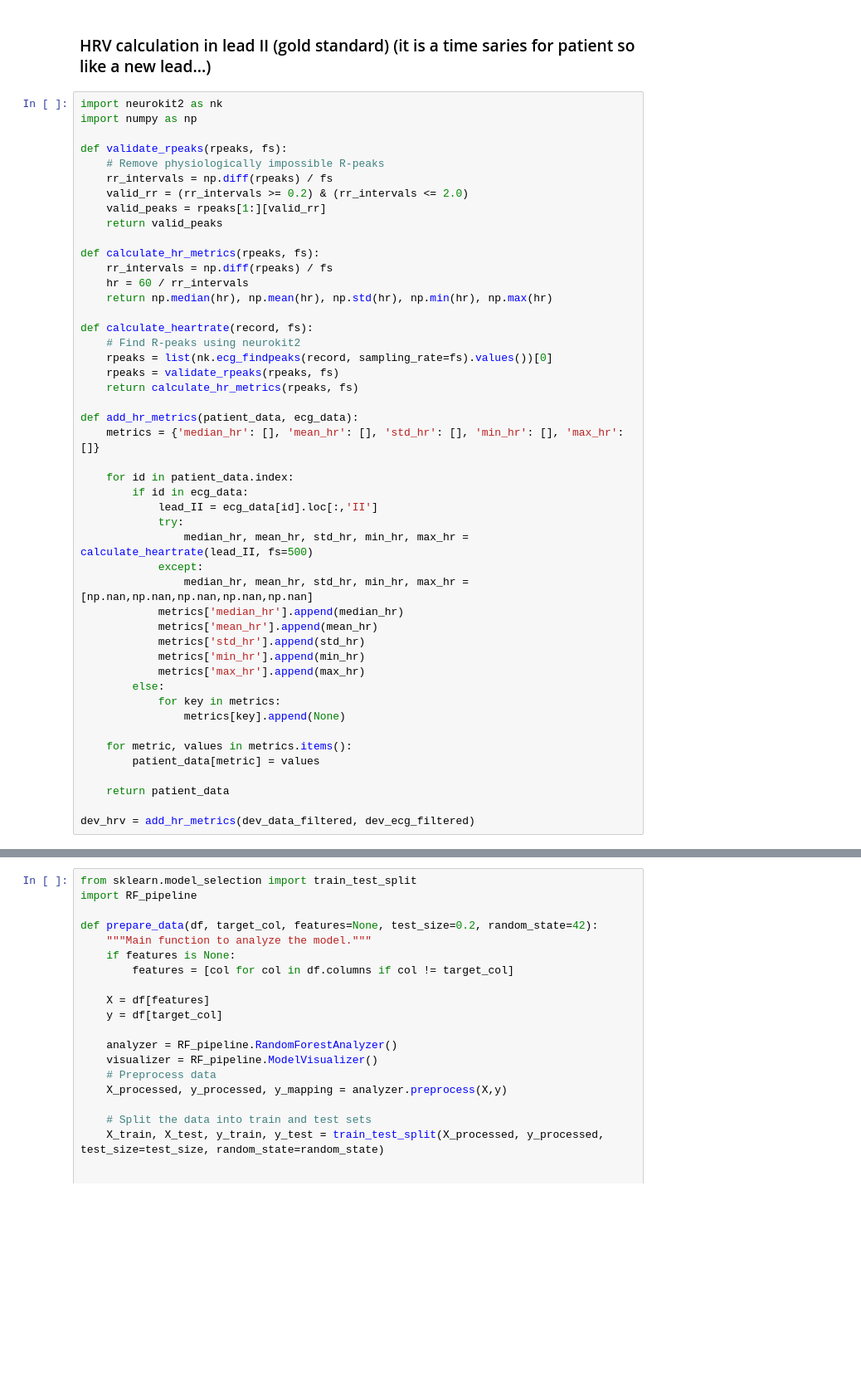
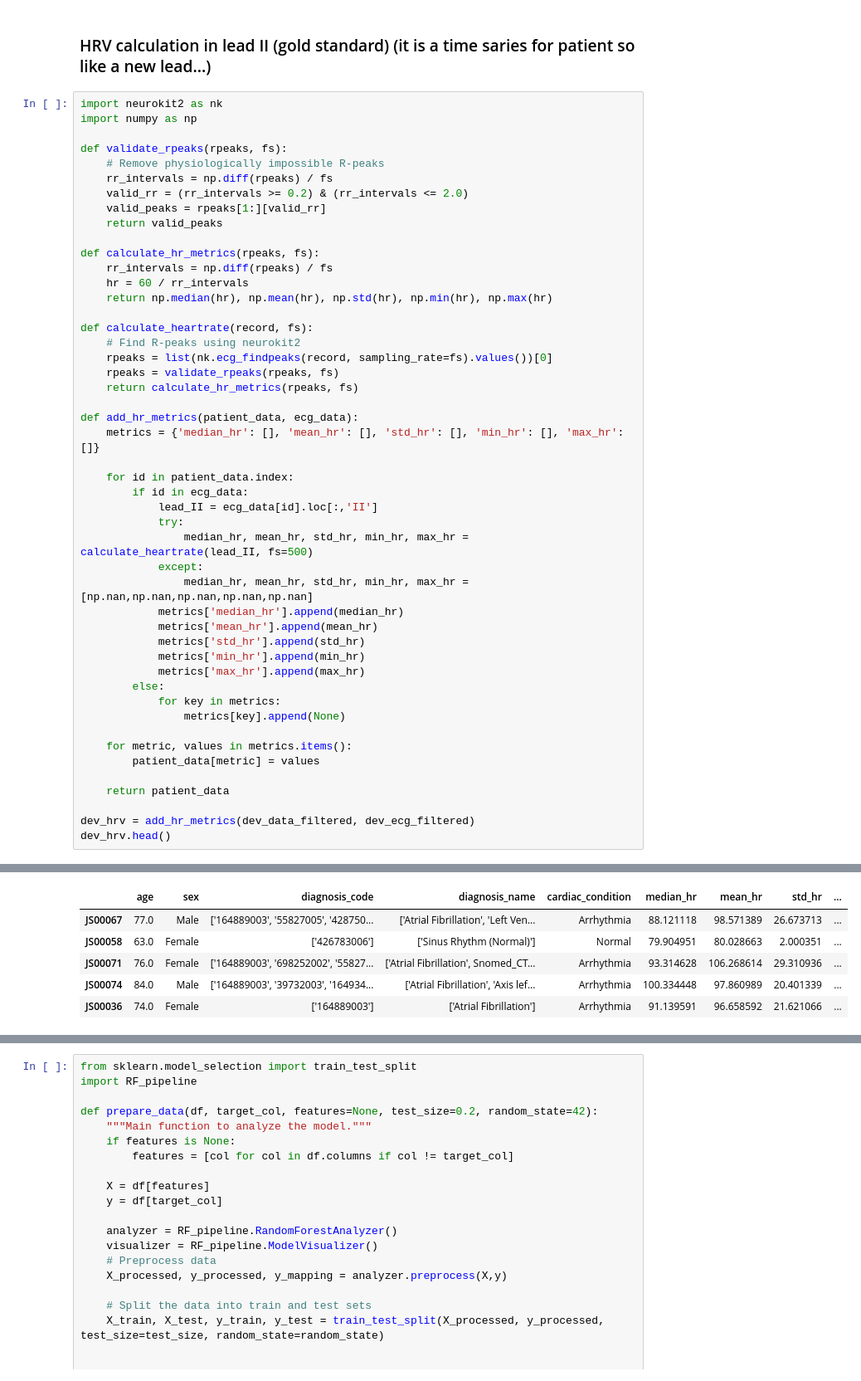
Before and after one commit to marcpalo1999/ECG_prediction, a Jupyter notebook: main.ipynb, the cells around one changed output, grey strips where cells are left out. Shown at 83% size. Saved outputs shown, nothing was run; the diff lists cells and outputs as text; blank space fills up the shorter version.

```diff
--- a/main.ipynb
+++ b/main.ipynb
@@ -241,4 +220,5 @@ def add_hr_metrics(patient_data, ecg_data):
     return patient_data
 
 dev_hrv = add_hr_metrics(dev_data_filtered, dev_ecg_filtered)
+dev_hrv.head()
 # %% [output]
@@ -261,0 +225,6 @@ See the caveats in the documentation: https://pandas.pydata.org/pandas-docs/stab
+|  | age | sex | diagnosis_code | diagnosis_name | cardiac_condition | median_hr | mean_hr | std_hr | ... |
+| JS00067 | 77.0 | Male | ['164889003', '55827005', '428750... | ['Atrial Fibrillation', 'Left Ven... | Arrhythmia | 88.121118 | 98.571389 | 26.673713 | ... |
+| JS00058 | 63.0 | Female | ['426783006'] | ['Sinus Rhythm (Normal)'] | Normal | 79.904951 | 80.028663 | 2.000351 | ... |
+| JS00071 | 76.0 | Female | ['164889003', '698252002', '55827... | ['Atrial Fibrillation', Snomed_CT... | Arrhythmia | 93.314628 | 106.268614 | 29.310936 | ... |
+| JS00074 | 84.0 | Male | ['164889003', '39732003', '164934... | ['Atrial Fibrillation', 'Axis lef... | Arrhythmia | 100.334448 | 97.860989 | 20.401339 | ... |
+| JS00036 | 74.0 | Female | ['164889003'] | ['Atrial Fibrillation'] | Arrhythmia | 91.139591 | 96.658592 | 21.621066 | ... |
```
Also changed, not shown: parts of 35 cells of this notebook, 2 other files.
